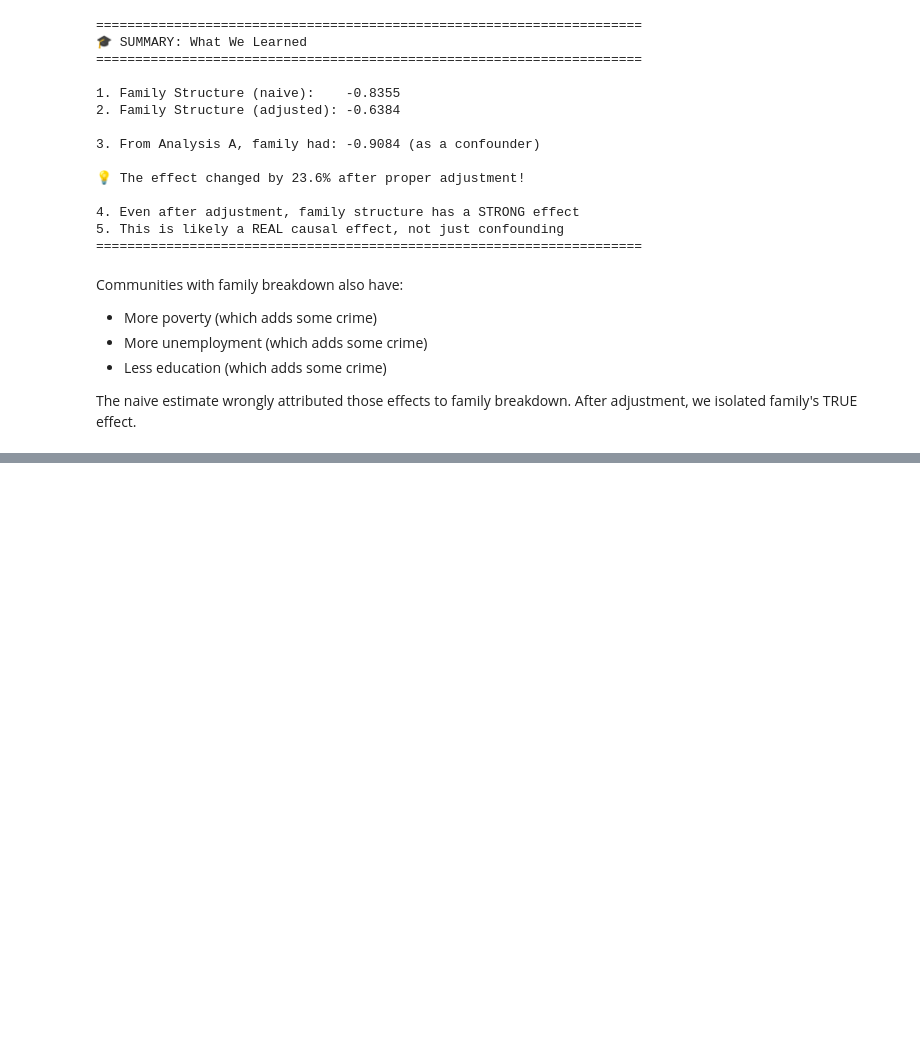
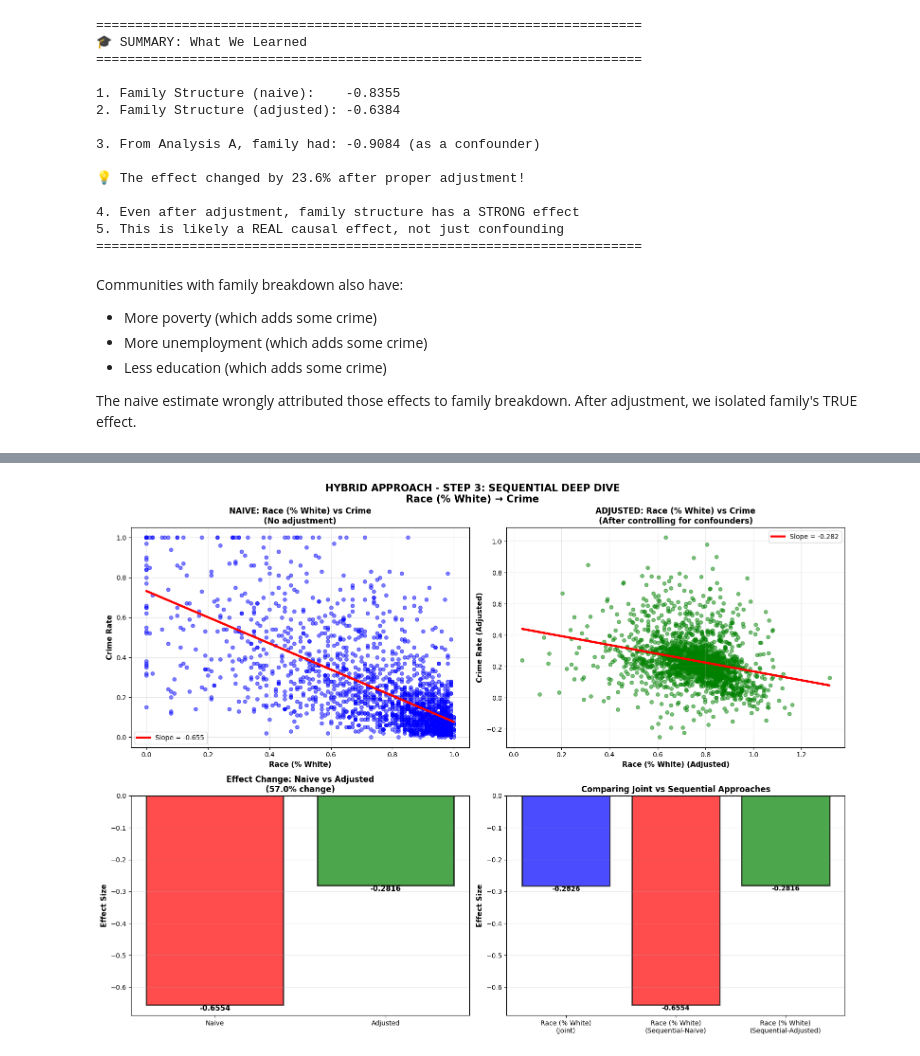
Before and after one commit to Ramprashanth17/info6105-Data-Science, a Jupyter notebook: CrashCourse_in_Causality_CrimeDataset.ipynb, the cells around one changed output, grey strips where cells are left out. Drawn from its saved outputs; the diff is of its cells as text; code cells hidden in the pictures; blank space fills up the shorter version.

```diff
--- a/CrashCourse_in_Causality_CrimeDataset.ipynb
+++ b/CrashCourse_in_Causality_CrimeDataset.ipynb
@@ -1179,0 +1637,100 @@ The naive estimate wrongly attributed those effects to family breakdown. After a
+# %%
+# Visualization comparing naive vs adjusted for the selected factor
+fig, axes = plt.subplots(2, 2, figsize=(16, 12))
+
+# Plot 1: Scatter - Naive
+ax1 = axes[0, 0]
+ax1.scatter(df_sequential[treatment_var], df_sequential[outcome], alpha=0.5, s=30, color='blue')
+ax1.plot(df_sequential[treatment_var], model_naive_seq.fittedvalues,
+        'r-', linewidth=3, label=f'Slope = {model_naive_seq.params[treatment_var]:.3f}')
+ax1.set_xlabel(f'{treatment_name}', fontsize=11, fontweight='bold')
+ax1.set_ylabel('Crime Rate', fontsize=11, fontweight='bold')
+ax1.set_title(f'NAIVE: {treatment_name} vs Crime\n(No adjustment)',
+             fontsize=12, fontweight='bold')
+ax1.legend()
+ax1.grid(True, alpha=0.3)
+
+# Plot 2: Scatter - Adjusted (residualized)
+ax2 = axes[0, 1]
+confounders_only = [c for c in confounders_specific if c in df_sequential.columns]
+if len(confounders_only) > 0:
+    X_conf = df_sequential[confounders_only]
+    conf_model_y = sm.OLS(df_sequential[outcome], sm.add_constant(X_conf)).fit()
+    conf_model_x = sm.OLS(df_sequential[treatment_var], sm.add_constant(X_conf)).fit()
+
+    y_resid = df_sequential[outcome] - conf_model_y.fittedvalues + df_sequential[outcome].mean()
+    x_resid = df_sequential[treatment_var] - conf_model_x.fittedvalues + df_sequential[treatment_var].mean()
+
+    ax2.scatter(x_resid, y_resid, alpha=0.5, s=30, color='green')
+    z = np.polyfit(x_resid, y_resid, 1)
+    p = np.poly1d(z)
+    ax2.plot(x_resid, p(x_resid), 'r-', linewidth=3,
+            label=f'Slope = {model_adjusted_seq.params[treatment_var]:.3f}')
+
+ax2.set_xlabel(f'{treatment_name} (Adjusted)', fontsize=11, fontweight='bold')
+ax2.set_ylabel('Crime Rate (Adjusted)', fontsize=11, fontweight='bold')
+ax2.set_title(f'ADJUSTED: {treatment_name} vs Crime\n(After controlling for confounders)',
+             fontsize=12, fontweight='bold')
+ax2.legend()
+ax2.grid(True, alpha=0.3)
+
+# Plot 3: Effect comparison
+ax3 = axes[1, 0]
+models = ['Naive', 'Adjusted']
+effects_comp = [
+    model_naive_seq.params[treatment_var],
+    model_adjusted_seq.params[treatment_var]
+]
+colors_comp = ['red', 'green']
+
+bars = ax3.bar(models, effects_comp, color=colors_comp, alpha=0.7, edgecolor='black', linewidth=2)
+ax3.axhline(y=0, color='black', linestyle='--', linewidth=2)
+ax3.set_ylabel('Effect Size', fontsize=11, fontweight='bold')
+ax3.set_title(f'Effect Change: Naive vs Adjusted\n({pct_change:.1f}% change)',
+             fontsize=12, fontweight='bold')
+ax3.grid(axis='y', alpha=0.3)
+
+for bar, effect in zip(bars, effects_comp):
+    height = bar.get_height()
+    ax3.text(bar.get_x() + bar.get_width()/2., height,
+            f'{effect:.4f}',
+            ha='center', va='bottom' if height > 0 else 'top',
+            fontweight='bold', fontsize=11)
+
+# Plot 4: Compare all three approaches
+ax4 = axes[1, 1]
+approaches = [
+    f'{treatment_name}\n(Joint)',
+    f'{treatment_name}\n(Sequential-Naive)',
+    f'{treatment_name}\n(Sequential-Adjusted)'
+]
+effects_all = [
+    top_factor['Effect'],
+    model_naive_seq.params[treatment_var],
+    model_adjusted_seq.params[treatment_var]
+]
+colors_all = ['blue', 'red', 'green']
+
+bars4 = ax4.bar(range(len(approaches)), effects_all, color=colors_all, alpha=0.7,
+               edgecolor='black', linewidth=2)
+ax4.axhline(y=0, color='black', linestyle='--', linewidth=2)
+ax4.set_xticks(range(len(approaches)))
+ax4.set_xticklabels(approaches, fontsize=10)
+ax4.set_ylabel('Effect Size', fontsize=11, fontweight='bold')
+ax4.set_title('Comparing Joint vs Sequential Approaches',
+             fontsize=12, fontweight='bold')
+ax4.grid(axis='y', alpha=0.3)
+
+for bar, effect in zip(bars4, effects_all):
+    height = bar.get_height()
+    ax4.text(bar.get_x() + bar.get_width()/2., height,
+            f'{effect:.4f}',
+            ha='center', va='bottom' if height > 0 else 'top',
+            fontweight='bold', fontsize=10)
+
+plt.suptitle(f'HYBRID APPROACH - STEP 3: SEQUENTIAL DEEP DIVE\n{treatment_name} → Crime',
+            fontsize=15, fontweight='bold')
+plt.tight_layout()
+plt.show()
+# %% [output]
+[figure, added]
```
Also changed, not shown: parts of 6 cells of this notebook.
